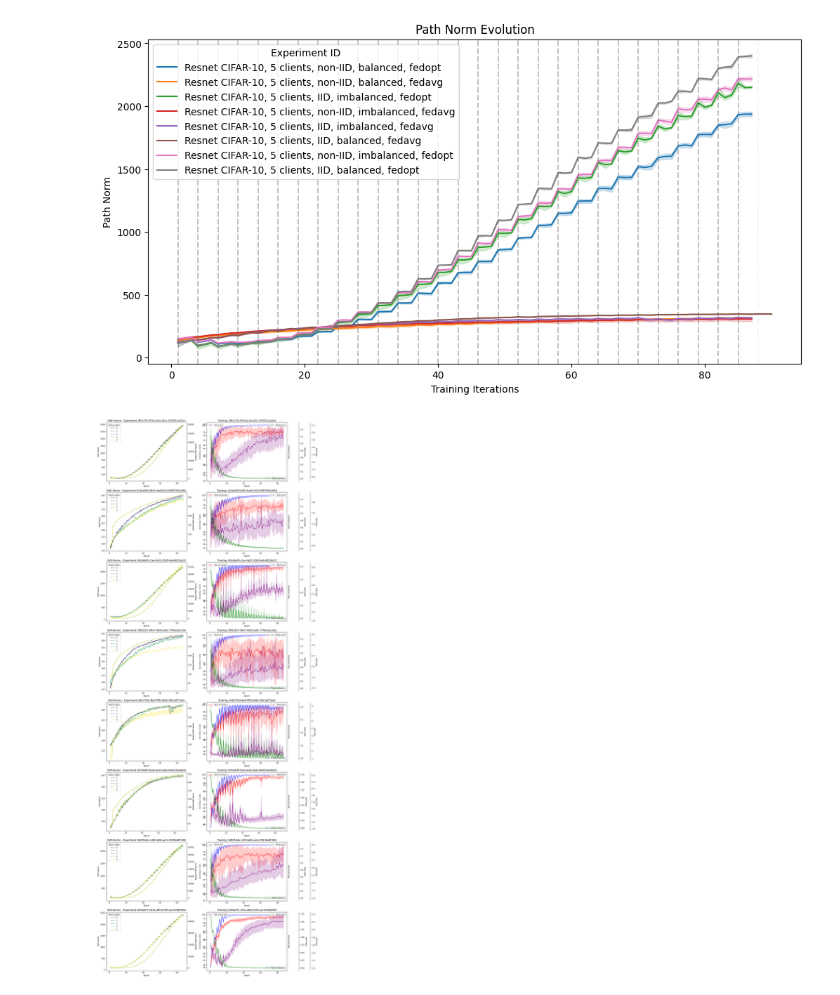
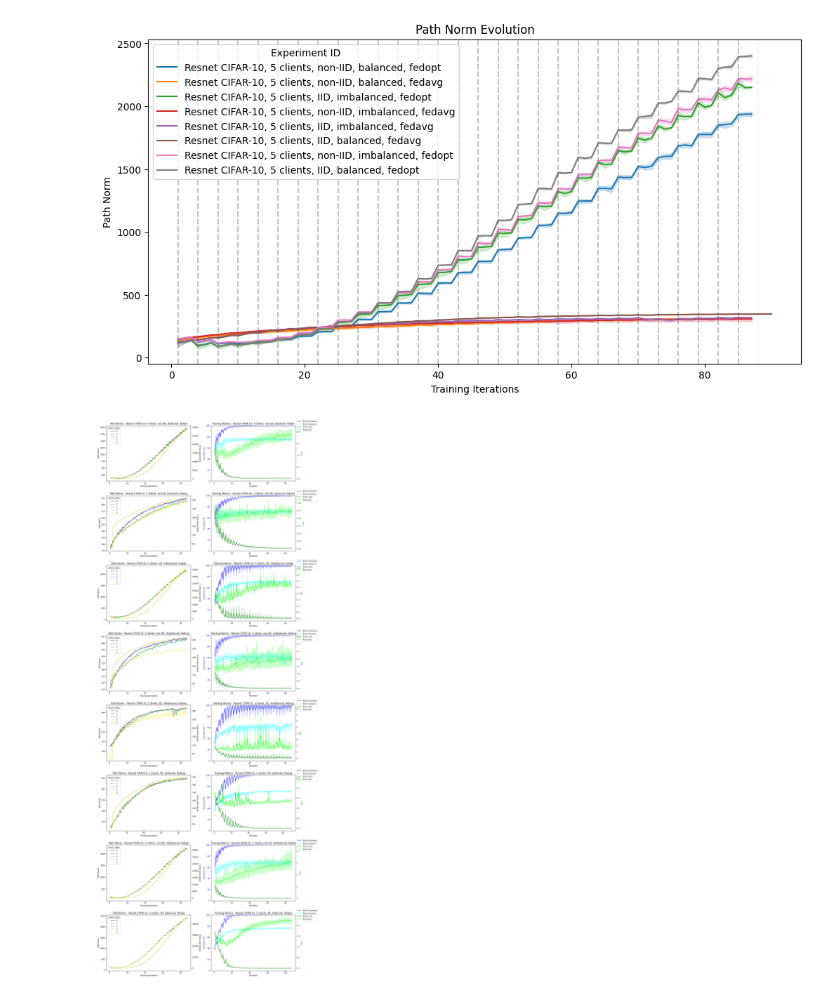
Before and after one commit to vaughankraska/fedland, a Jupyter notebook: scripts/analyze_resnet_cifar_5c.ipynb, the cells around one changed output. Drawn from its saved outputs; the diff is of its cells as text; code cells hidden in the pictures.

Commit message:
updated analysis script
just refactored to have use the plot func in utils

```diff
--- a/scripts/analyze_resnet_cifar_5c.ipynb
+++ b/scripts/analyze_resnet_cifar_5c.ipynb
@@ -61,67 +61,6 @@ plt.show()
 ['Resnet CIFAR-10, 5 clients, non-IID, balanced, fedopt', 'Resnet CIFAR-10, 5 clients, non-IID, balanced, fedavg', 'Resnet CIFAR-10, 5 clients, IID, imbalanced, fedopt', 'Resnet CIFAR-10, 5 clients, n ...
 [figure]
 # %%
-experiment_ids = df['experiment_id'].unique()
-n_experiments = len(experiment_ids)
-fig, axs = plt.subplots(n_experiments, 2, figsize=(16, 5*n_experiments))
-
-# Iterate through each experiment
-for i, experiment_id in enumerate(experiment_ids):
-    exp_data = df[df['experiment_id'] == experiment_id]
-    ax1 = axs[i, 0]
-    sns.lineplot(data=exp_data, x="iteration", y='path_norm',
-                 hue='client_index', ax=ax1, palette='viridis')
-    ax1_twin = ax1.twinx()
-    sns.lineplot(data=exp_data, x="iteration", y='global_path_norm',
-                 hue='client_index', ax=ax1_twin, palette='viridis',
-                 linestyle='--')
-
-    ax1.set_title(f'Path Norms - Experiment {experiment_id}')
-    ax1.set_xlabel('Epoch')
-    ax1.set_ylabel('Path Norm')
-    ax1_twin.set_ylabel('Global Path Norm')
-
-    # Combine legends
-    # lines1, labels1 = ax1.get_legend_handles_labels()
-    # lines2, labels2 = ax1_twin.get_legend_handles_labels()
-    # ax1.legend(lines1 + lines2,
-    #            [f'Client {l} Path Norm' for l in labels1] +
-    #            [f'Client {l} Global Path Norm' for l in labels2],
-    #            loc='best', title='Client')
-    ax2 = axs[i, 1]
-    ax2_twin = ax2.twinx()
-
-    # Accuracy lines
-    sns.lineplot(data=exp_data, x="iteration", y='train_accuracy',
-                 ax=ax2, color='blue', label='Train Accuracy')
-    sns.lineplot(data=exp_data, x="iteration", y='test_accuracy',
-                 ax=ax2_twin, color='red', label='Test Accuracy')
-
-    # Loss
-    ax2_loss = ax2.twinx()
-    ax2_loss.spines['right'].set_position(('outward', 60))
-    sns.lineplot(data=exp_data, x="iteration", y='train_loss',
-                 ax=ax2_loss, color='green', label='Train Loss')
-    ax2_test_loss = ax2_twin.twinx()
-    ax2_test_loss.spines['right'].set_position(('outward', 120))
-    sns.lineplot(data=exp_data, x="iteration", y='test_loss',
-                 ax=ax2_test_loss, color='purple', label='Test Loss')
-
-    ax2.set_title(f'Training: {experiment_id}')
-    ax2.set_xlabel('Epoch')
-    ax2.set_ylabel('Accuracy / Loss')
-
-    # lines1, labels1 = ax2.get_legend_handles_labels()
-    # lines2, labels2 = ax2_twin.get_legend_handles_labels()
-    # lines3, labels3 = ax2_loss.get_legend_handles_labels()
-    # lines4, labels4 = ax2_test_loss.get_legend_handles_labels()
-
-    # ax2.legend(lines1 + lines2 + lines3 + lines4,
-    #            labels1 + labels2 + labels3 + labels4,
-    #            loc='center left', bbox_to_anchor=(1, 0.5))
-
-# Adjust layout and display
-plt.tight_layout()
-plt.show()
+plot_results_overview(df, "../results")
 # %% [output]
-[figure, old version]
+[figure, new version]
```
Also changed, not shown: parts of 1 cell of this notebook.
